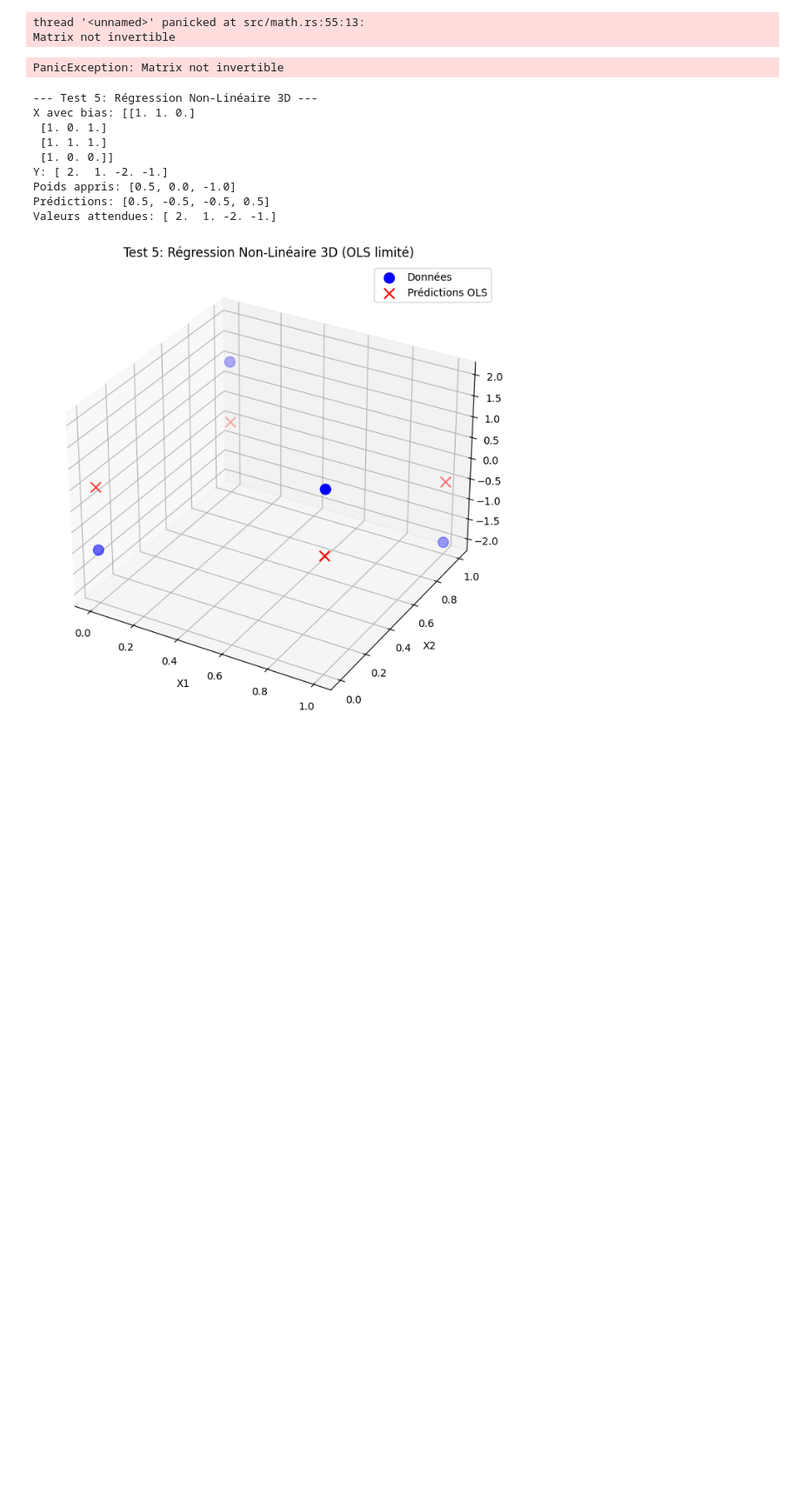
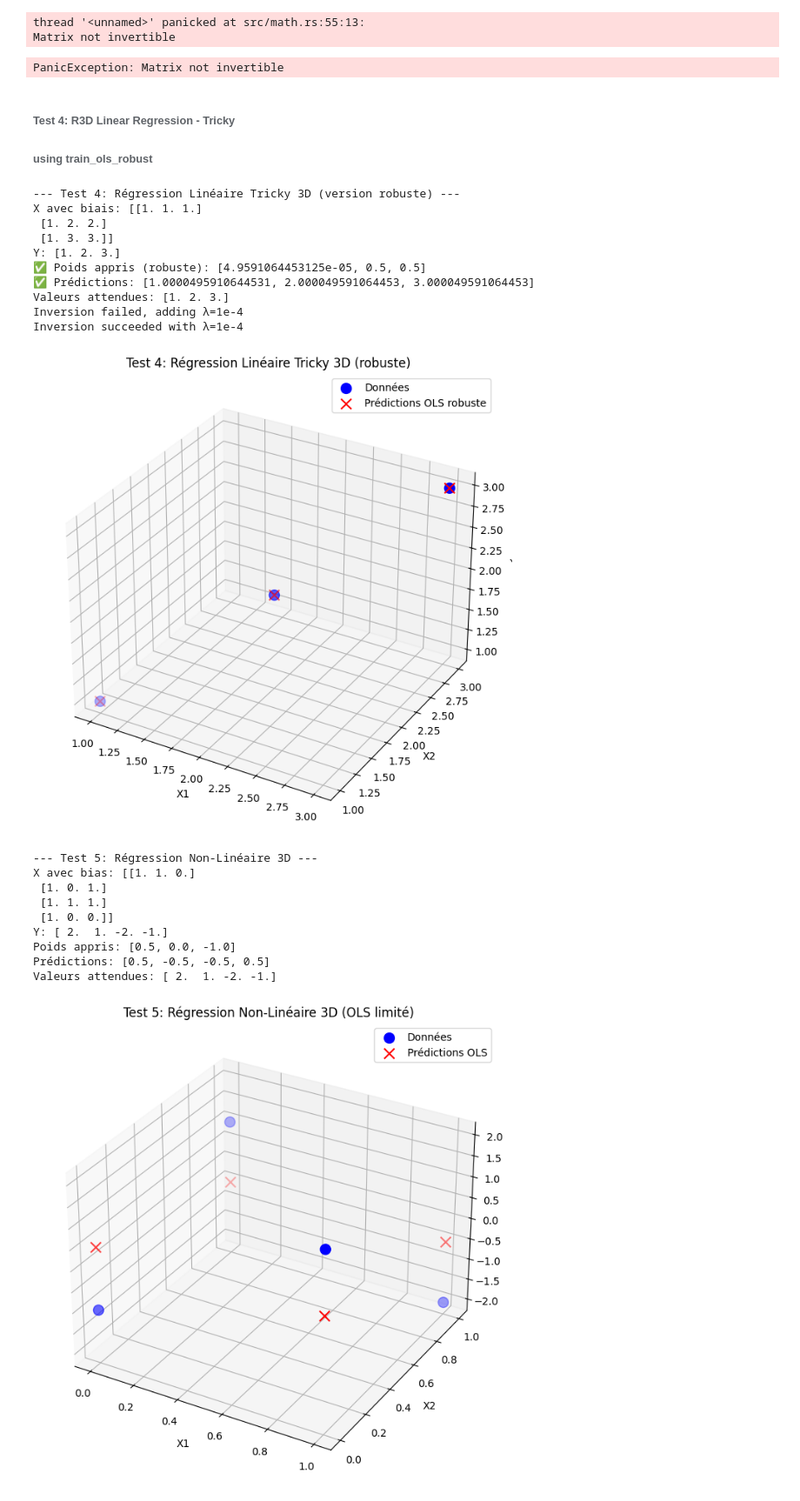
Before and after one commit to PA-2025/better_tensorflow, a Jupyter notebook: python/case_test_note_book/ols.ipynb, the cells around one changed output. Shown: that part at 87% size. Saved outputs shown, nothing was run; the diff lists cells and outputs as text; code cells hidden in the pictures; blank space fills up the shorter version.

Commit message:
add  Test 4 V2: R3D Linear Regression - Tricky (version robuste)

```diff
--- a/python/case_test_note_book/ols.ipynb
+++ b/python/case_test_note_book/ols.ipynb
@@ -192,6 +192,62 @@ Y: [1. 2. 3.]
 thread '<unnamed>' panicked at src/math.rs:55:13:
 Matrix not invertible
 PanicException: Matrix not invertible
+# %% [markdown]
+###### Test 4: R3D Linear Regression - Tricky
+###### **using train_ols_robust**
+# %%
+# Test 4 V2: R3D Linear Regression - Tricky (version robuste)
+print("\n--- Test 4: Régression Linéaire Tricky 3D (version robuste) ---")
+import numpy as np
+import matplotlib.pyplot as plt
+import better_tensorflow as bt
+
+# Données avec colinéarité (matrice non inversible)
+X4 = np.array([
+    [1, 1],
+    [2, 2],
+    [3, 3]
+], dtype=np.float32)
+
+Y4 = np.array([1, 2, 3], dtype=np.float32)
+
+# Ajouter un biais
+X4_bias = np.column_stack([np.ones(X4.shape[0]), X4]).astype(np.float32)
+print(f"X avec biais: {X4_bias}")
+print(f"Y: {Y4}")
+
+# Entraînement avec version robuste
+weights4 = bt.train_ols_robust(X4_bias.tolist(), Y4.tolist())
+print(f"✅ Poids appris (robuste): {weights4}")
+
+# Prédictions
+predictions4 = bt.predict_ols(X4_bias.tolist(), weights4)
+print(f"✅ Prédictions: {predictions4}")
+print(f"Valeurs attendues: {Y4}")
+
+# Visualisation
+fig = plt.figure(figsize=(10, 8))
+ax = fig.add_subplot(111, projection='3d')
+ax.scatter(X4[:, 0], X4[:, 1], Y4, color='blue', label='Données', s=100)
+ax.scatter(X4[:, 0], X4[:, 1], predictions4, color='red', label='Prédictions OLS robuste', s=100, marker='x')
+ax.set_xlabel('X1')
+ax.set_ylabel('X2')
+ax.set_zlabel('Y')
+ax.set_title('Test 4: Régression Linéaire Tricky 3D (robuste)')
+ax.legend()
+plt.show()
+# %% [output]
+--- Test 4: Régression Linéaire Tricky 3D (version robuste) ---
+X avec biais: [[1. 1. 1.]
+ [1. 2. 2.]
+ [1. 3. 3.]]
+Y: [1. 2. 3.]
+✅ Poids appris (robuste): [4.9591064453125e-05, 0.5, 0.5]
+✅ Prédictions: [1.0000495910644531, 2.000049591064453, 3.000049591064453]
+Valeurs attendues: [1. 2. 3.]
+Inversion failed, adding λ=1e-4
+Inversion succeeded with λ=1e-4
+[figure, added]
 # %%
 # Test 5: 3D Nonlinear Regression
 print("\n--- Test 5: Régression Non-Linéaire 3D ---")
```
